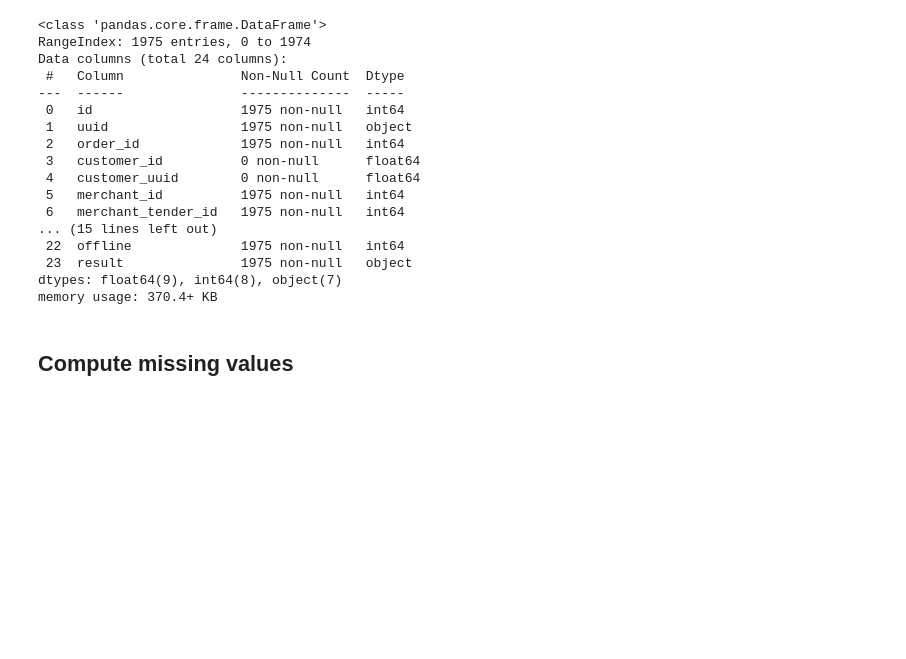
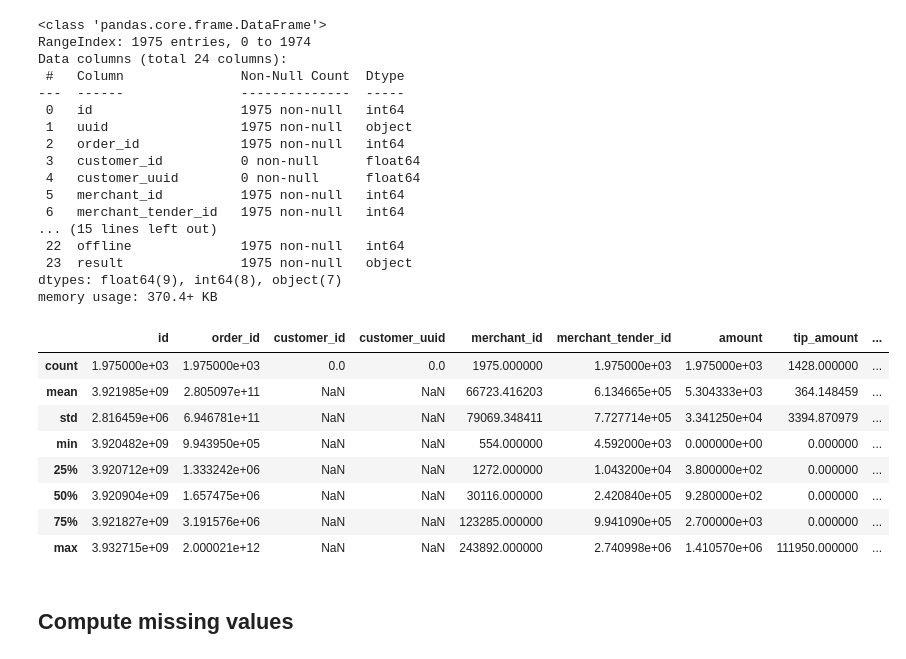
Before and after one commit to idebroy/ml-ds, a Jupyter notebook: offline_fail.ipynb, the cells around one changed output. Drawn from its saved outputs; the diff is of its cells as text; code cells hidden in the pictures; blank space fills up the shorter version.

```diff
--- a/offline_fail.ipynb
+++ b/offline_fail.ipynb
@@ -159,6 +161,18 @@ Data columns (total 24 columns):
  23  result               1975 non-null   object
 dtypes: float64(9), int64(8), object(7)
 memory usage: 370.4+ KB
+# %%
+df.describe()
+# %% [output]
+|  | id | order_id | customer_id | customer_uuid | merchant_id | merchant_tender_id | amount | tip_amount | ... |
+| count | 1.975000e+03 | 1.975000e+03 | 0.0 | 0.0 | 1975.000000 | 1.975000e+03 | 1.975000e+03 | 1428.000000 | ... |
+| mean | 3.921985e+09 | 2.805097e+11 | NaN | NaN | 66723.416203 | 6.134665e+05 | 5.304333e+03 | 364.148459 | ... |
+| std | 2.816459e+06 | 6.946781e+11 | NaN | NaN | 79069.348411 | 7.727714e+05 | 3.341250e+04 | 3394.870979 | ... |
+| min | 3.920482e+09 | 9.943950e+05 | NaN | NaN | 554.000000 | 4.592000e+03 | 0.000000e+00 | 0.000000 | ... |
+| 25% | 3.920712e+09 | 1.333242e+06 | NaN | NaN | 1272.000000 | 1.043200e+04 | 3.800000e+02 | 0.000000 | ... |
+| 50% | 3.920904e+09 | 1.657475e+06 | NaN | NaN | 30116.000000 | 2.420840e+05 | 9.280000e+02 | 0.000000 | ... |
+| 75% | 3.921827e+09 | 3.191576e+06 | NaN | NaN | 123285.000000 | 9.941090e+05 | 2.700000e+03 | 0.000000 | ... |
+| max | 3.932715e+09 | 2.000021e+12 | NaN | NaN | 243892.000000 | 2.740998e+06 | 1.410570e+06 | 111950.000000 | ... |
 # %% [markdown]
 ## Compute missing values
 # %%
```
Also changed, not shown: parts of 4 cells of this notebook.
